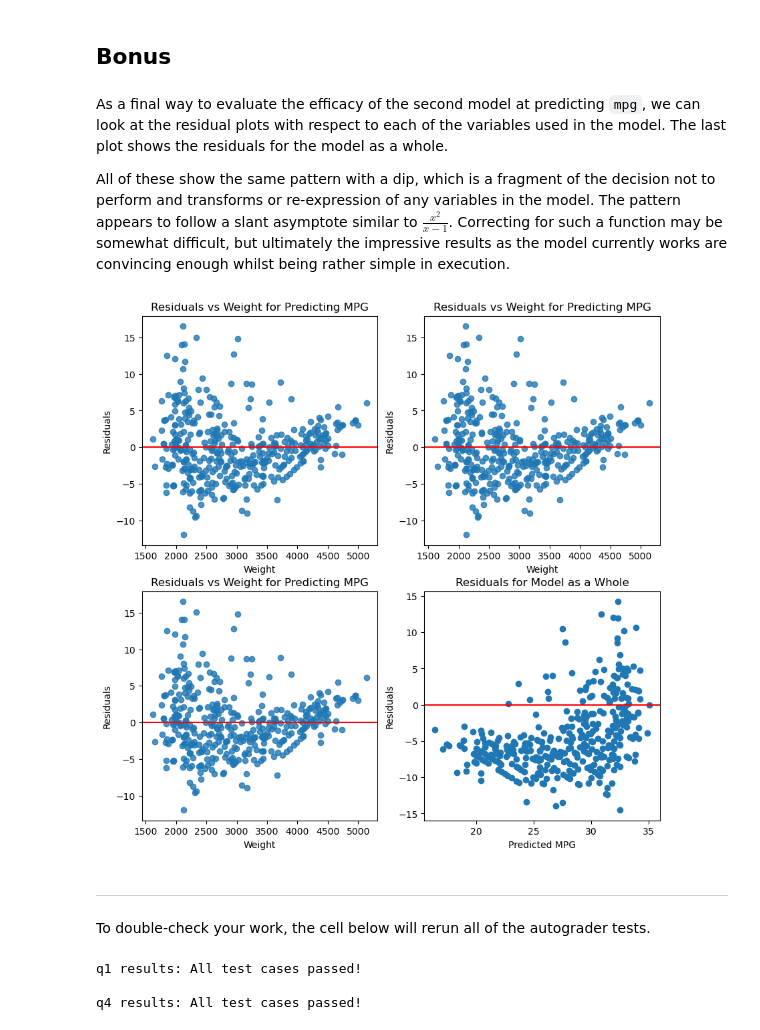
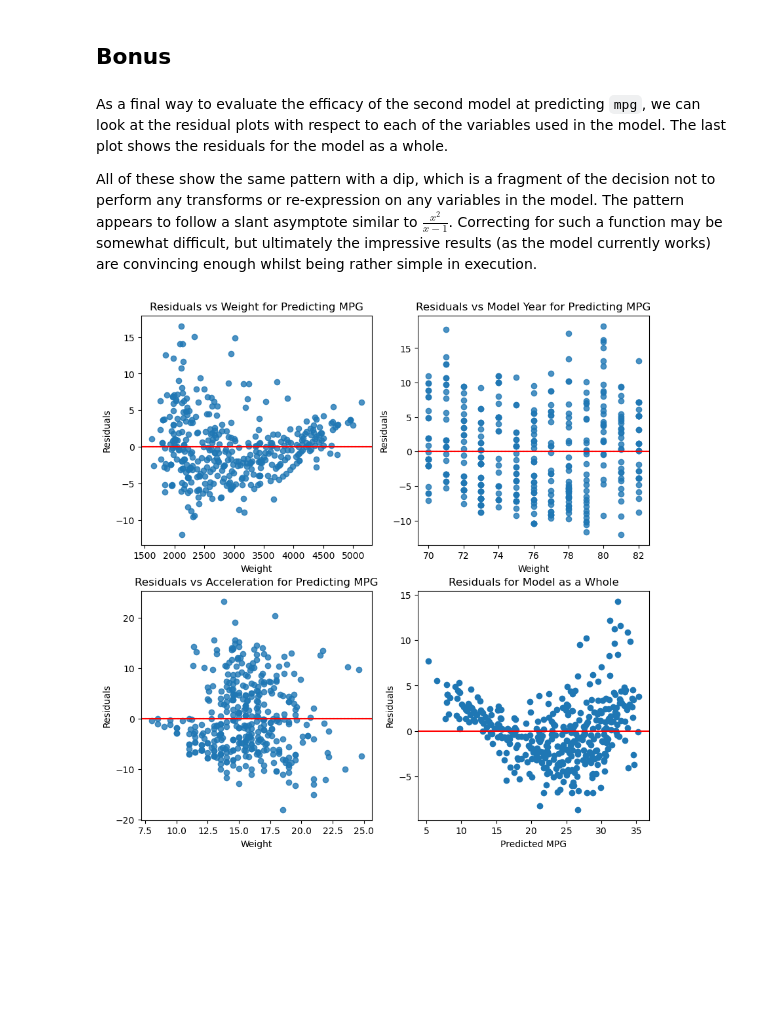
Before and after one commit to mahmoudharding/exeter, a Jupyter notebook: 23/a/labs/lab11/lab11.ipynb, the cells around one changed output. Cells and saved outputs as stored; diff of their text form; code cells hidden in the pictures; blank space fills up the shorter version.

```diff
--- a/23/a/labs/lab11/lab11.ipynb
+++ b/23/a/labs/lab11/lab11.ipynb
@@ -501,46 +516,36 @@ Since our second model performed a decent bit better than the first on both metr
 # %% [markdown]
 As a final way to evaluate the efficacy of the second model at predicting `mpg`, we can look at the residual plots with respect to each of the variables used in the model. The last plot shows the residuals for the model as a whole.
 
-All of these show the same pattern with a dip, which is a fragment of the decision not to perform and transforms or re-expression of any variables in the model. The pattern appears to follow a slant asymptote similar to $ \frac{x^2}{x-1} $. Correcting for such a function may be somewhat difficult, but ultimately the impressive results as the model currently works are convincing enough whilst being rather simple in execution.
+All of these show the same pattern with a dip, which is a fragment of the decision not to perform any transforms or re-expression on any variables in the model. The pattern appears to follow a slant asymptote similar to $ \frac{x^2}{x-1} $. Correcting for such a function may be somewhat difficult, but ultimately the impressive results (as the model currently works) are convincing enough whilst being rather simple in execution.
 # %%
 plt.figure(figsize = [10, 10])
 
 plt.subplot(2, 2, 1)
 sns.residplot(x = 'weight', y = 'mpg', data = mpg)
 plt.axhline(y = 0, color = 'r')
 plt.title('Residuals vs Weight for Predicting MPG')
 plt.xlabel('Weight')
 plt.ylabel('Residuals')
 
 plt.subplot(2, 2, 2)
-sns.residplot(x = 'weight', y = 'mpg', data = mpg)
+sns.residplot(x = 'model_year', y = 'mpg', data = mpg)
 plt.axhline(y = 0, color = 'r')
-plt.title('Residuals vs Weight for Predicting MPG')
+plt.title('Residuals vs Model Year for Predicting MPG')
 plt.xlabel('Weight')
 plt.ylabel('Residuals')
 
 plt.subplot(2, 2, 3)
-sns.residplot(x = 'weight', y = 'mpg', data = mpg)
+sns.residplot(x = 'acceleration', y = 'mpg', data = mpg)
 plt.axhline(y = 0, color = 'r')
-plt.title('Residuals vs Weight for Predicting MPG')
+plt.title('Residuals vs Acceleration for Predicting MPG')
 plt.xlabel('Weight')
 plt.ylabel('Residuals')
 
 plt.subplot(2, 2, 4)
-plt.scatter(model.predict(mpg[['weight', 'model_year', 'acceleration']]), mpg['mpg'] - model.predict(mpg[['weight', 'model_year', 'acceleration']]))
+plt.scatter(model2.predict(mpg[['weight', 'model_year', 'acceleration']]), mpg['mpg'] - model2.predict(mpg[['weight', 'model_year', 'acceleration']]))
 plt.axhline(y = 0, color = 'r')
 plt.title('Residuals for Model as a Whole')
 plt.xlabel('Predicted MPG')
 plt.ylabel('Residuals');
 # %% [output]
-[figure, old version]
+[figure, new version]
-# %% [markdown]
----
-
-To double-check your work, the cell below will rerun all of the autograder tests.
-# %%
-grader.check_all()
-# %% [output]
-q1 results: All test cases passed!
-
-q4 results: All test cases passed!
```
Also changed, not shown: parts of 34 cells of this notebook, 8 other files.
